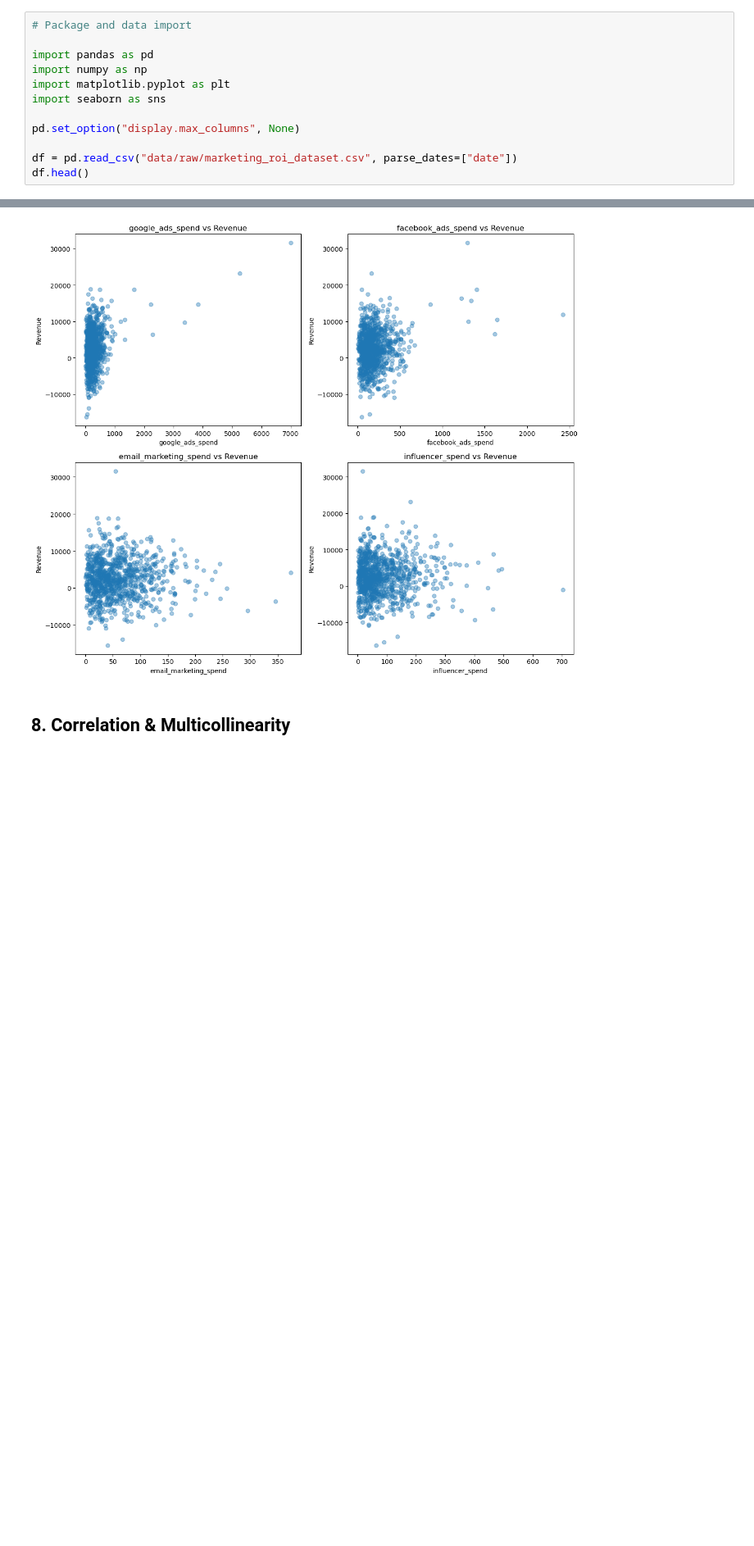
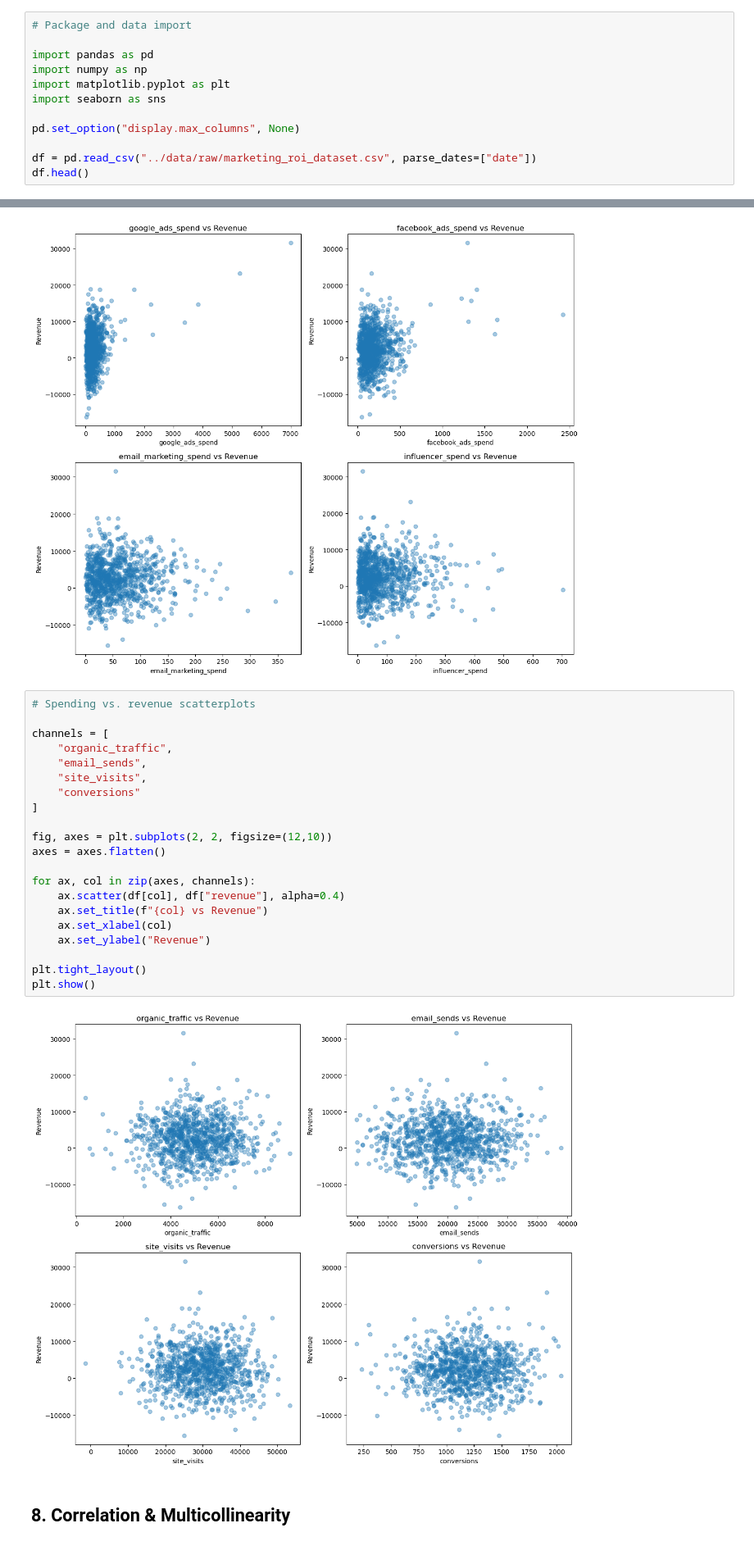
Before and after one commit to kjfinn1/marketing-roi-linear-regression, a Jupyter notebook: notebooks/EDA.ipynb, the cells around one changed output, grey strips where cells are left out. Shown at 82% size. Saved outputs shown, nothing was run; the diff lists cells and outputs as text; blank space fills up the shorter version.

Commit message:
with revenue plots

```diff
--- a/notebooks/EDA.ipynb
+++ b/notebooks/EDA.ipynb
@@ -14,7 +14,7 @@ import seaborn as sns
 
 pd.set_option("display.max_columns", None)
 
-df = pd.read_csv("data/raw/marketing_roi_dataset.csv", parse_dates=["date"])
+df = pd.read_csv("../data/raw/marketing_roi_dataset.csv", parse_dates=["date"])
 df.head()
 # %% [output]
 |  | date | google_ads_spend | facebook_ads_spend | email_marketing_spend | influencer_spend | ... |
@@ -420,6 +420,29 @@ plt.tight_layout()
 plt.show()
 # %% [output]
 [figure]
+# %%
+# Spending vs. revenue scatterplots
+
+channels = [
+    "organic_traffic",
+    "email_sends",
+    "site_visits",
+    "conversions"
+]
+
+fig, axes = plt.subplots(2, 2, figsize=(12,10))
+axes = axes.flatten()
+
+for ax, col in zip(axes, channels):
+    ax.scatter(df[col], df["revenue"], alpha=0.4)
+    ax.set_title(f"{col} vs Revenue")
+    ax.set_xlabel(col)
+    ax.set_ylabel("Revenue")
+
+plt.tight_layout()
+plt.show()
+# %% [output]
+[figure, added]
 # %% [markdown]
 ## 8. Correlation & Multicollinearity
 # %%
```
